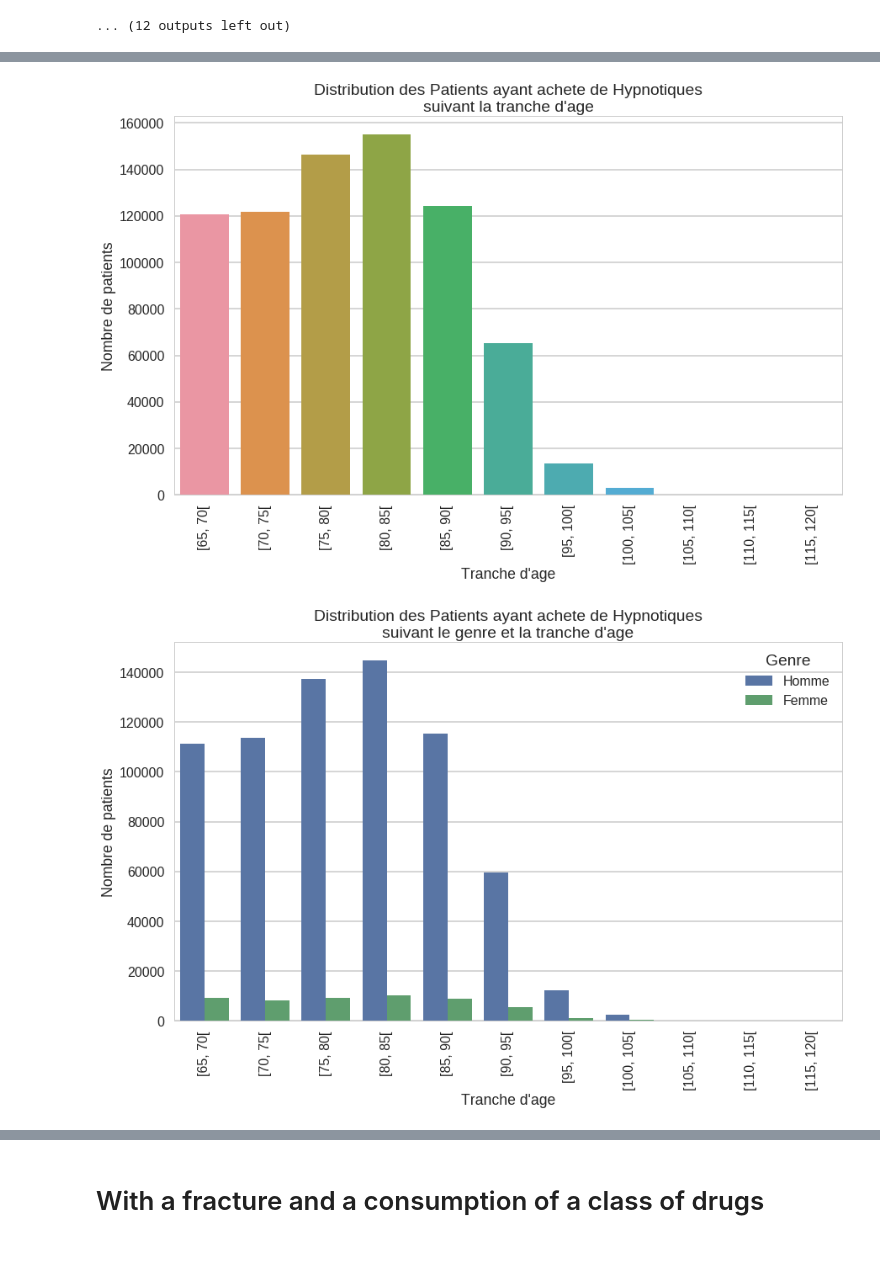
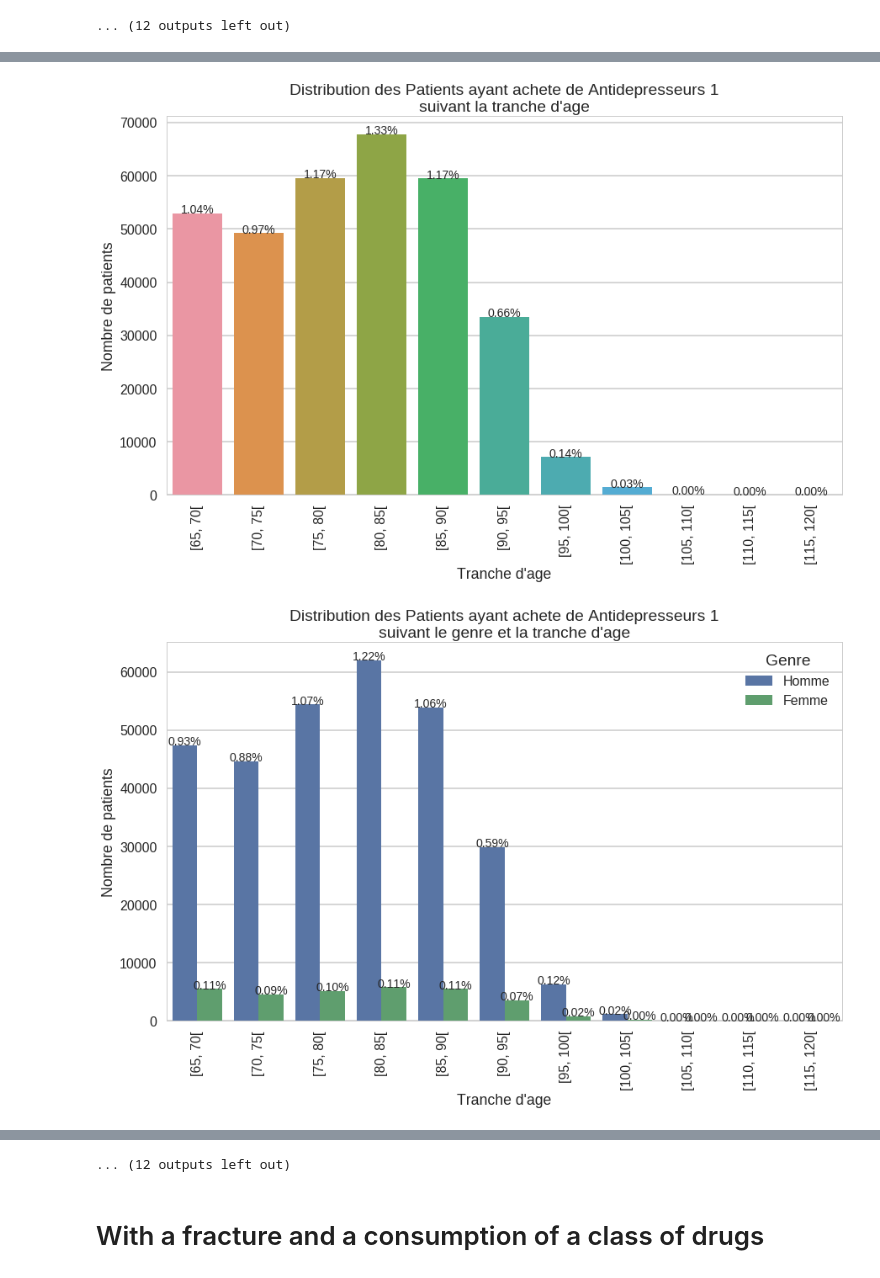
Before and after one commit to X-DataInitiative/SCALPEL-Extraction, a Jupyter notebook: scripts/SimpleFractureStats.ipynb, the cells around one changed output, grey strips where cells are left out. Cells and saved outputs as stored; diff of their text form; code cells hidden in the pictures.

Commit message:
Add proportions to graphs

```diff
--- a/scripts/SimpleFractureStats.ipynb
+++ b/scripts/SimpleFractureStats.ipynb
@@ -113,11 +114,28 @@ class Stats(object):
 # %%
 import seaborn as sns
 import matplotlib.pyplot as plt
+import numpy as np
+
 
 class PlotStats(object):
 
-    def __init__(self, stats: Stats):
+    def __init__(self, stats: Stats, total=None):
         self.stats = stats
+        self.total = total
+
+    def _plot_proportion(self, ax):
+        font = {'size': 14}
+        for p in ax.patches:
+            height = p.get_height()
+            nh = (height/(self.total))*100
+            if not np.isfinite(nh):
+                nh = 0
+                height = 0
+
+            ax.text(p.get_x() + p.get_width() / 2.,
+                    height + 0.3,
+                    '{:1.2f}%'.format(nh),
+                    ha="center", fontdict=font)
 
     def distribution_by_age_bucket(self, ax):
         df = self.stats.get_distribution_by_age_bucket()
@@ -126,6 +144,8 @@ class PlotStats(object):
         ax.set_ylabel("Nombre de patients")
         ax.set_xlabel("Tranche d'age")
         ax.set_title("Distribution des {}\nsuivant la tranche d'age".format(self.stats.patientsDF.cohort_name))
+        if self.total:
+            self._plot_proportion(ax)
         return ax
 
     def distribution_by_gender(self, ax):
@@ -135,6 +155,8 @@ class PlotStats(object):
         ax.set_ylabel("Nombre de patients")
         ax.set_xlabel("Genre")
         ax.set_title("Distribution des {}\nsuivant le genre".format(self.stats.patientsDF.cohort_name))
+        if self.total:
+            self._plot_proportion(ax)
         return ax
 
     def distribution_by_gender_age_bucket(self, ax):
@@ -149,6 +171,8 @@ class PlotStats(object):
         ax.legend(loc=1, title="Genre")
         legend = ax.get_legend()
         [label.set_text(gender_mapping[int(label.get_text())]) for label in legend.get_texts()]
+        if self.total:
+            self._plot_proportion(ax)
         return ax
 # %%
 def do_show_stats(patients, cohort_name):
@@ -180,11 +204,11 @@ def do_plot_stats(patients, cohort_name):
 from matplotlib.backends.backend_pdf import PdfPages
 import matplotlib.pyplot as plt
 
-def do_save_stats(patients, cohort_name):
+def do_save_stats(patients, cohort_name, total):
     myPatientsDF = MyPatientsDF(patients, cohort_name)
     myPatientsDF.add_age_bucket()
     stats = Stats(myPatientsDF)
-    plotStats = PlotStats(stats)
+    plotStats = PlotStats(stats, total)
     with PdfPages('{}_stats.pdf'.format(cohort_name)) as pdf:
         fig = plt.figure()
         ax = plt.gca()
@@ -208,4 +232,6 @@ sns.set_style("whitegrid")
 sns.set_context("poster")
 # %% [markdown]
 # All population
+# %%
+total = patients.select("patientID").distinct().count()
 # %%
@@ -378,11 +412,13 @@ Distribution by gender and age bucket of patients that consumed at least one Ant
 | 19 | 2 | [105, 110[ | 16 |
 ... (12 outputs left out)
 # %%
-def do_save_stats_with_drugs(patients, drug_class):
+def do_save_stats_with_drugs(patients, drug_class, total):
     targetPatients = patients.join(drugs.where(fn.col("value") == drug_class).select("patientID").distinct(), "patientID")
-    do_save_stats(targetPatients, "Patients ayant achete de {}".format(drug_class))
+    version = 1 if total else 2
+    do_save_stats(targetPatients, "Patients ayant achete de {} {}".format(drug_class, version), total)
 # %%
 drug_classes = ["Antihypertenseurs", "Antidepresseurs", "Hypnotiques", "Neuroleptiques"]
 for drug_class in drug_classes:
-    do_save_stats_with_drugs(patients, drug_class)
+    do_save_stats_with_drugs(patients, drug_class, total)
+    do_save_stats_with_drugs(patients, drug_class, None)
 # %% [output]
@@ -396,2 +432,2 @@ for drug_class in drug_classes:
-[figure, old version]
+[figure, new version]
-[figure, old version]
+[figure, new version]
@@ -401,3 +437,4 @@ for drug_class in drug_classes:
+... (12 outputs left out)
 # %% [markdown]
 # With a fracture and a consumption of a class of drugs
 # %%
```
Also changed, not shown: parts of 5 cells of this notebook.
